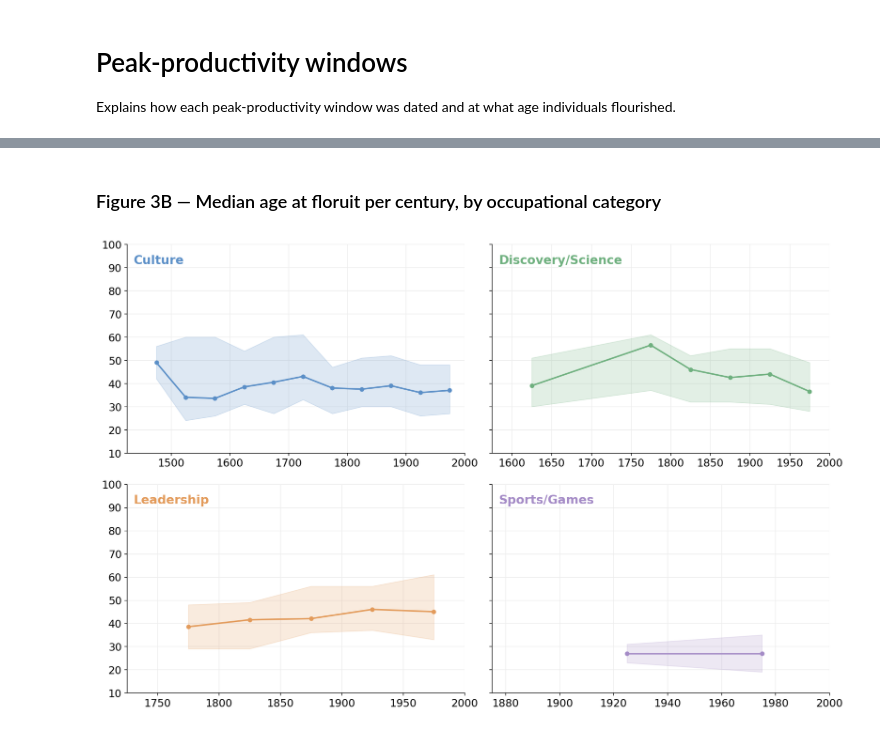
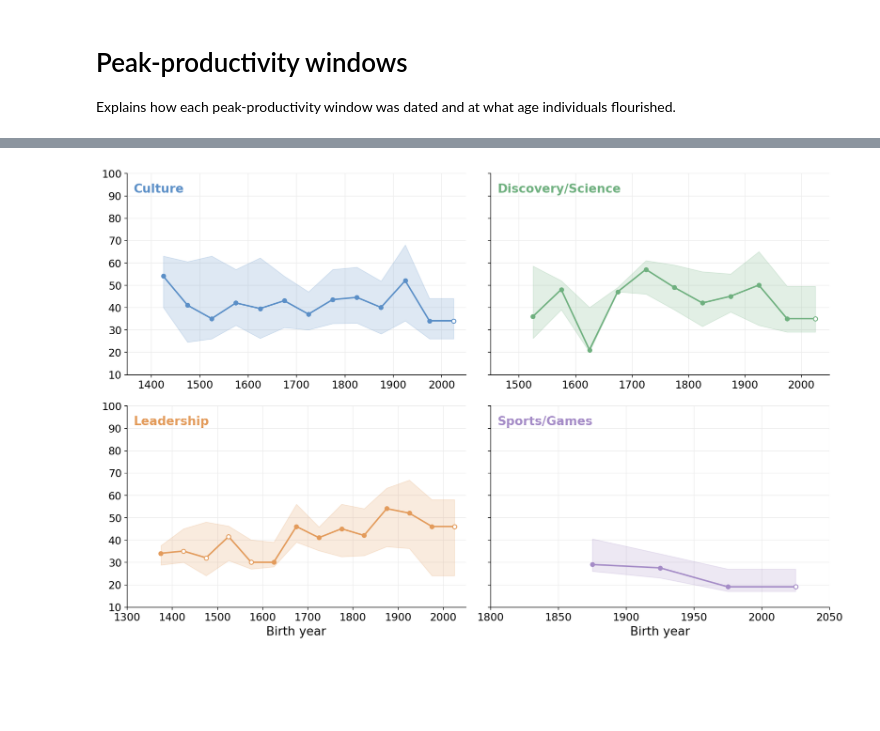
Before and after one commit to charlesdedampierre/cultura_database, a Jupyter notebook: notebooks/06_peak_productivity_windows.ipynb, the cells around one changed output, grey strips where cells are left out. Saved outputs shown, nothing was run; the diff lists cells and outputs as text; code cells hidden in the pictures; blank space fills up the shorter version.

```diff
--- a/notebooks/06_peak_productivity_windows.ipynb
+++ b/notebooks/06_peak_productivity_windows.ipynb
@@ -13,10 +13,9 @@ SEED = 42
 np.random.seed(SEED)
 
 DB_PATH = '../data/cultura/humans_clean_v2.duckdb'
-CV_DB_PATH = '../data/similar_databases/cross_verified.duckdb'
-YEAR_OR_FINER = ('day', 'month', 'year')
 BIN_WIDTH = 50
-LAST_COMPLETE_BIN = 1950
+LAST_BIN = 2000
+AGE_MIN, AGE_MAX = 10, 100
 
 pl.Config.set_tbl_rows(40)
 pl.Config.set_tbl_cols(12)
@@ -159,20 +100,0 @@ shape: (5, 5)
-# %%
-xs = age_per_century['bucket'].to_numpy() + BIN_WIDTH / 2
-median = age_per_century['median'].to_numpy()
-
-fig, ax = plt.subplots()
-ax.fill_between(xs, age_per_century['q25'], age_per_century['q75'], color=MAIN_COLOR, alpha=BAND_ALPHA, label='IQR (Q1–Q3)')
-ax.plot(xs, median, color=MAIN_LINE_COLOR, marker='o', ms=5, label='Median age at floruit')
-for i, (x, m) in enumerate(zip(xs, median)):
-    if i % 2 == 0:
-        ax.annotate(f'{m:.0f}', (x, m), xytext=(0, 8), textcoords='offset points',
-                    ha='center', fontsize=POINT_LABEL_FONTSIZE, color=MAIN_LINE_COLOR)
-first = int(age_per_century['bucket'].min() // 100 * 100)
-ax.set_xticks(range(first, LAST_COMPLETE_BIN + BIN_WIDTH + 1, 200))
-ax.set_xlim(first, LAST_COMPLETE_BIN + BIN_WIDTH)
-ax.set_ylim(AGE_MIN, AGE_MAX)
-ax.set_xlabel('Floruit year')
-ax.grid(axis='y')
-ax.legend(loc='upper left')
-plt.tight_layout()
-plt.show()
@@ -181,17 +101,17 @@ plt.show()
-# %% [markdown]
-### Figure 3B — Median age at floruit per century, by occupational category
 # %%
 fig, axes = plt.subplots(2, 2, figsize=FIGSIZE_GRID, sharey=True)
 for ax, (occupation, color) in zip(axes.flat, OCCUPATION_COLORS.items()):
-    sub = age_per_bin_by_occupation.filter(pl.col('level1_main_occ') == occupation)
-    x = sub['bucket'].to_numpy() + BIN_WIDTH / 2
-    ax.fill_between(x, sub['q25'], sub['q75'], color=color, alpha=BAND_ALPHA)
-    ax.plot(x, sub['median'], color=color, marker='o', ms=5)
-    ax.set_xlim(x.min() - BIN_WIDTH, LAST_COMPLETE_BIN + BIN_WIDTH)
+    rows = cohorts(occupation)
+    ax.text(0.02, 0.95, occupation, transform=ax.transAxes, fontsize=PANEL_LABEL_FONTSIZE, color=color, va='top', fontweight='bold')
     ax.set_ylim(AGE_MIN, AGE_MAX)
-    ax.text(0.02, 0.95, occupation, transform=ax.transAxes, fontsize=PANEL_LABEL_FONTSIZE, color=color, va='top', fontweight='bold')
     ax.grid(True)
+    if rows.is_empty():
+        continue
+    plot_window(ax, rows, color, color, label=False)
+    ax.set_xlim(rows['birth_bin'].min() - BIN_WIDTH, LAST_BIN + BIN_WIDTH)
+for ax in axes[-1, :]:
+    ax.set_xlabel('Birth year')
 plt.tight_layout()
 plt.show()
 # %% [output]
-[figure, old version]
+[figure, new version]
```
Also changed, not shown: parts of 20 cells of this notebook, 1 other file.
